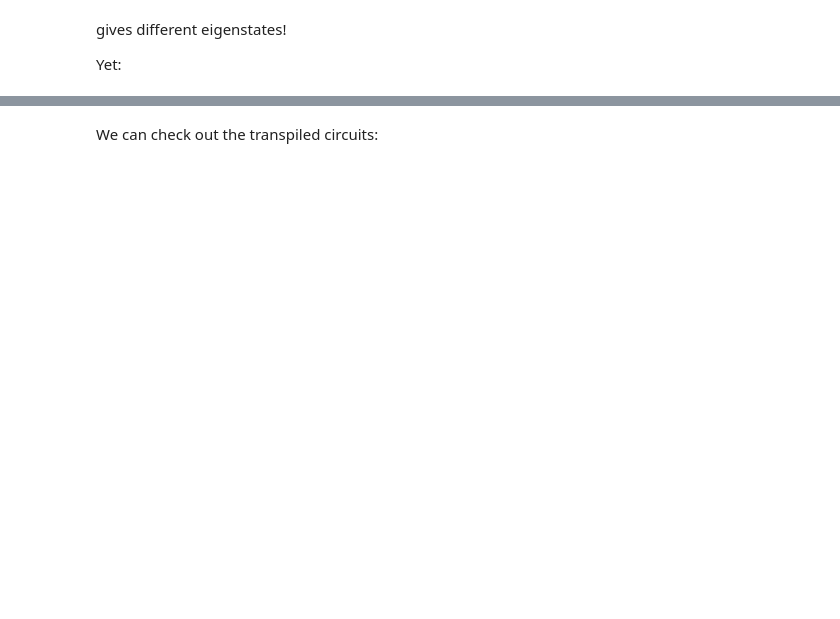
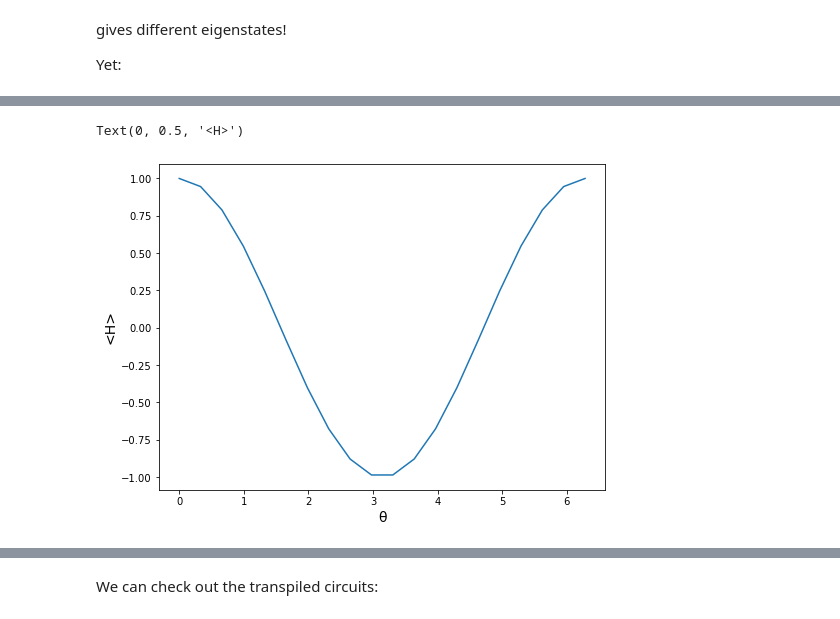
Before and after one commit to heyredhat/vqe_tutorial, a Jupyter notebook: VQE_Tutorial.ipynb, the cells around one changed output, grey strips where cells are left out. Drawn from its saved outputs; the diff is of its cells as text; code cells hidden in the pictures; blank space fills up the shorter version.

```diff
--- a/VQE_Tutorial.ipynb
+++ b/VQE_Tutorial.ipynb
@@ -136,12 +216,5 @@ So we can decompose an $n$-qubit operator just as easily as before:
 # %%
 from itertools import product
-
-def op_pauli(O, basis):
-    return dict([(s, (o.dag()*O).tr()/np.sqrt(len(basis)))\
-                    for s, o in basis.items()])
-
-def pauli_op(P, basis):
-    return sum([P[s]*o for s, o in basis.items()])
 
 def construct_pauli_basis(n):
     IXYZ = {"I": qt.identity(2),\
@@ -154,7 +227,6 @@ def construct_pauli_basis(n):
 
 n = 2
 basis = construct_pauli_basis(n)
-#H = qt.rand_herm(2**n)
 H = qt.Qobj(np.array([[1,0,0,0],\
                       [0,0,-1,0],\
                       [0,-1,0,0],\
@@ -163,6 +235,9 @@ H.dims = [[2]*n, [2]*n]
 H_pauli = op_pauli(H, basis)
 H2 = pauli_op(H_pauli, basis)
 
+print("our matrix:")
 print(H)
+print("\npauli decomposition:")
 print_pauli(H_pauli)
+print("\nstill our matrix:")
 print(H2)
@@ -207,8 +336,7 @@ gives different eigenstates!
 Yet:
 # %%
 XYl, XYv = XY.eigenstates()
-print(XYl)
-for v_ in v:
-    print(v_)
-    print(v_.transform(XYv))
+for i, v_ in enumerate(v):
+    print("XY eigvec (%.2f) / in alternate basis:" % (l[i]))
+    print(np.concatenate([v_.full(), (v_.transform(XYv)).full()], axis=1))
     print()
@@ -291,2 +463,61 @@ We can then iterate over values of $\theta$ to try and find our ground state.
 
 Putting it all together:
+# %%
+%matplotlib inline
+import matplotlib.pyplot as plt
+from qutip.qip.operations import cnot, hadamard_transform
+
+########################################################################
+
+def ansatz(theta):
+    vac = qt.basis(4,0)
+    vac.dims = [[2,2], [1,1]]
+    return qt.tensor((-1j*qt.sigmax()*theta/2).expm(), qt.identity(2))*\
+           cnot()*\
+           qt.tensor(hadamard_transform(), qt.identity(2))*\
+           vac
+
+########################################################################
+
+print("our matrix:")
+H = qt.Qobj(np.array([[1,0,0,0],\
+                      [0,0,-1,0],\
+                      [0,-1,0,0],\
+                      [0,0,0,1]]))
+H.dims = [[2]*n, [2]*n]
+print(H)
+
+Hl, Hv = H.eigenstates()
+print("\ncompare:")
+print("lowest eigval =  %.4f" % (Hl[0]))
+print("eigenvector = \n%s" % (Hv[0]))
+print()
+
+########################################################################
+
+basis = construct_pauli_basis(2)
+
+samples = 20
+stochastic = False
+verbose = True
+
+expectation_values = []
+thetas = np.linspace(0, 2*np.pi, samples)
+for theta in thetas:
+    expectation_values.append(expect(H, ansatz(theta), basis, stochastic=stochastic))
+    print("theta = %.4f, <H> = %.4f" % (theta, expectation_values[-1])) if verbose else None
+least_index = np.argmin(expectation_values)
+
+final_theta = thetas[least_index]
+final_vector = ansatz(final_theta)
+print("\nfinal theta = %.4f, <H> = %.4f" % (final_theta, expectation_values[least_index]))
+print("final vector =\n%s" % ansatz(final_theta))
+
+########################################################################
+
+fig = plt.figure(figsize=(8,6))
+ax = fig.add_subplot(111)
+ax.plot(thetas, expectation_values)
+ax.set_xlabel('θ', fontsize=14)
+ax.set_ylabel('<H>', fontsize=14)
+# %% [output]
@@ -292,0 +541,2 @@ Putting it all together:
+Text(0, 0.5, '<H>')
+[figure, added]
```
Also changed, not shown: parts of 36 cells of this notebook, 3 other files.
